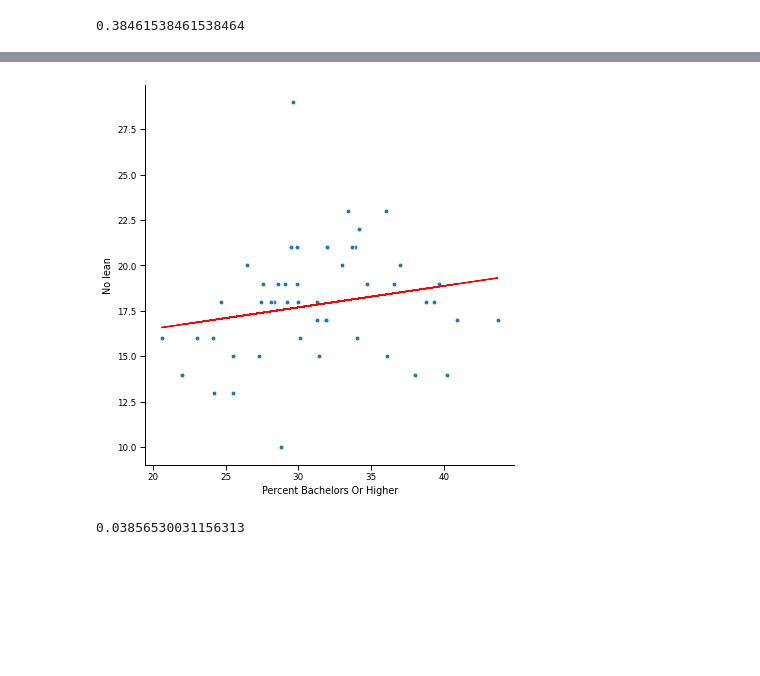
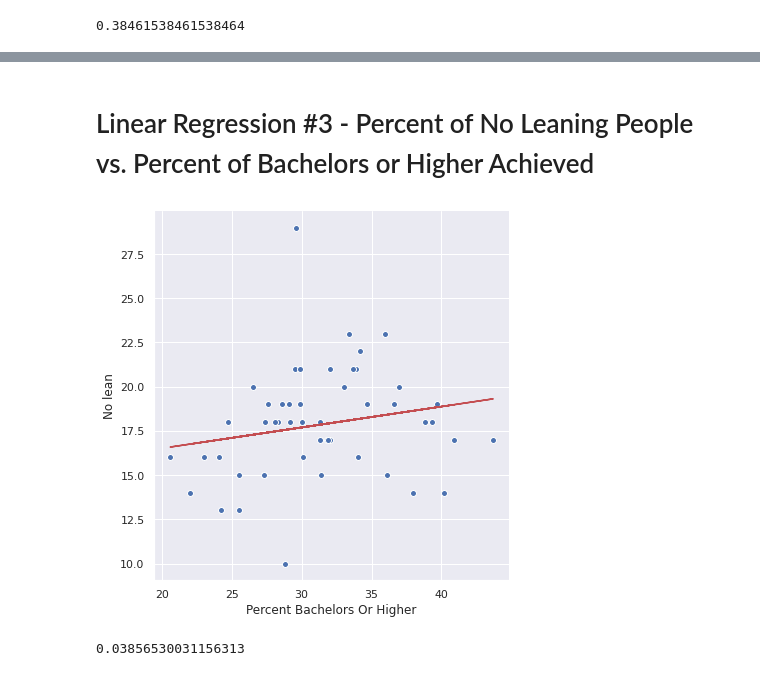
Before and after one commit to kirakirakira/Code-Louisville-Data-Science-Project, a Jupyter notebook: Education and Religion.ipynb, the cells around one changed output, grey strips where cells are left out. Cells and saved outputs as stored; diff of their text form; code cells hidden in the pictures; blank space fills up the shorter version.

```diff
--- a/Education and Religion.ipynb
+++ b/Education and Religion.ipynb
@@ -705,8 +677,10 @@ model2 = LinearRegression()
 model2.fit(X, Y)
 
 g = sns.FacetGrid(all_political_df, height = 6)
+sns.set(rc={'figure.figsize':(30, 30)})
 g = g.map(plt.scatter, "Percent Bachelors Or Higher", "Democrat/lean Dem.", edgecolor="w")
 plt.plot(X, model2.predict(X), color='r')
+plt.figure(figsize=(20, 20))
 plt.show()
 
 reg = LinearRegression().fit(X, Y)
@@ -734,6 +715,7 @@ model2 = LinearRegression()
 model2.fit(X, Y)
 
 g = sns.FacetGrid(all_political_df, height = 6)
+sns.set(rc={'figure.figsize':(30, 30)})
 g = g.map(plt.scatter, "Percent Bachelors Or Higher", "Republican/lean Rep.", edgecolor="w")
 plt.plot(X, model2.predict(X), color='r')
 plt.show()
@@ -746,30 +732,33 @@ reg.score(X, Y)
+# %% [markdown]
+# Linear Regression #3 - Percent of No Leaning People vs. Percent of Bachelors or Higher Achieved
 # %%
-# Percent of republican or rep. leaning in a state vs. percent of bachelors or higher
+# Percent of no lean in a state vs. percent of bachelors or higher
 
 from sklearn.linear_model import LinearRegression
 import numpy as np
 import matplotlib.pyplot as plt
 import pandas as pd
 import seaborn as sns
 
 hue = 'Religion Is Important Level'
 x = 'Percent Bachelors Or Higher'
 y = 'No lean'
 
 X = all_political_df[x].values[:,np.newaxis]
 # target data is array of shape (n,)
 Y = all_political_df[y].values
 
 model2 = LinearRegression()
 model2.fit(X, Y)
 
 g = sns.FacetGrid(all_political_df, height = 6)
+sns.set(rc={'figure.figsize':(30, 30)})
 g = g.map(plt.scatter, "Percent Bachelors Or Higher", "No lean", edgecolor="w")
 plt.plot(X, model2.predict(X), color='r')
 plt.show()
 
 reg = LinearRegression().fit(X, Y)
 reg.score(X, Y)
 # %% [output]
-[figure, old version]
+[figure, new version]
 0.03856530031156313
```
Also changed, not shown: parts of 17 cells of this notebook.
